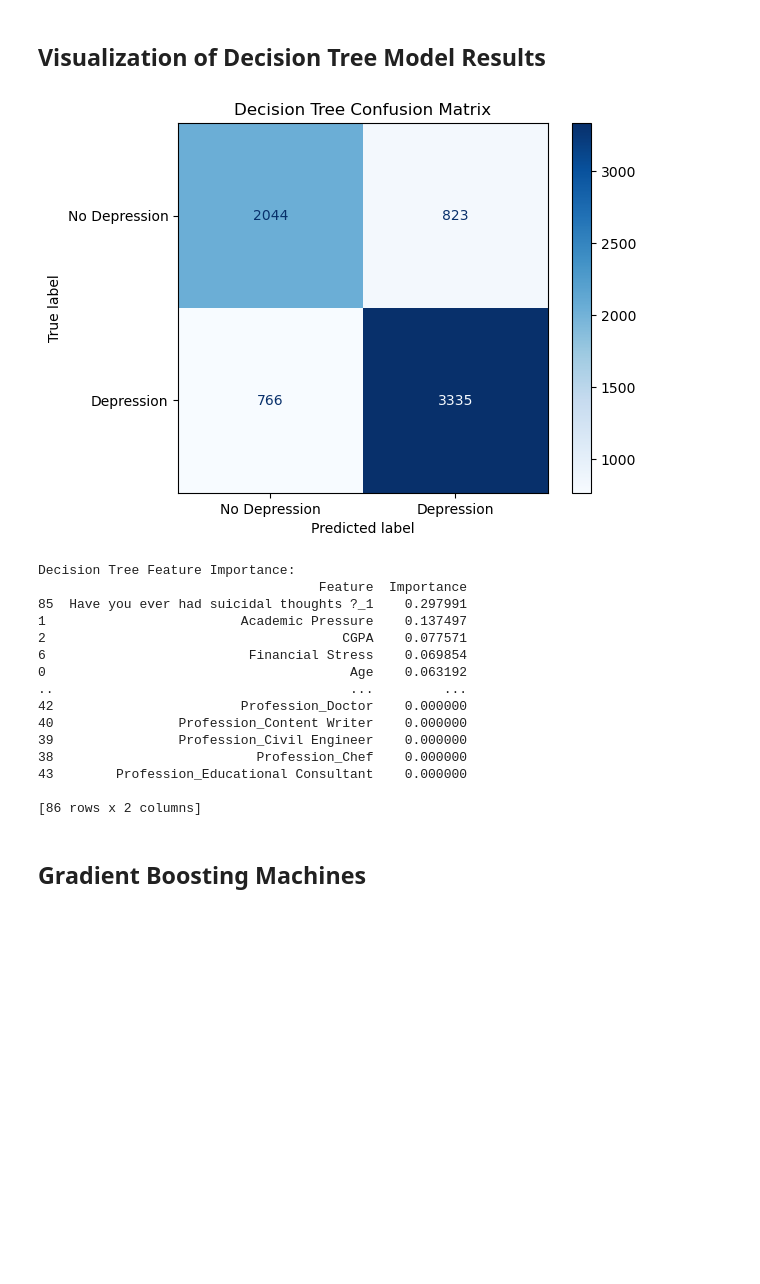
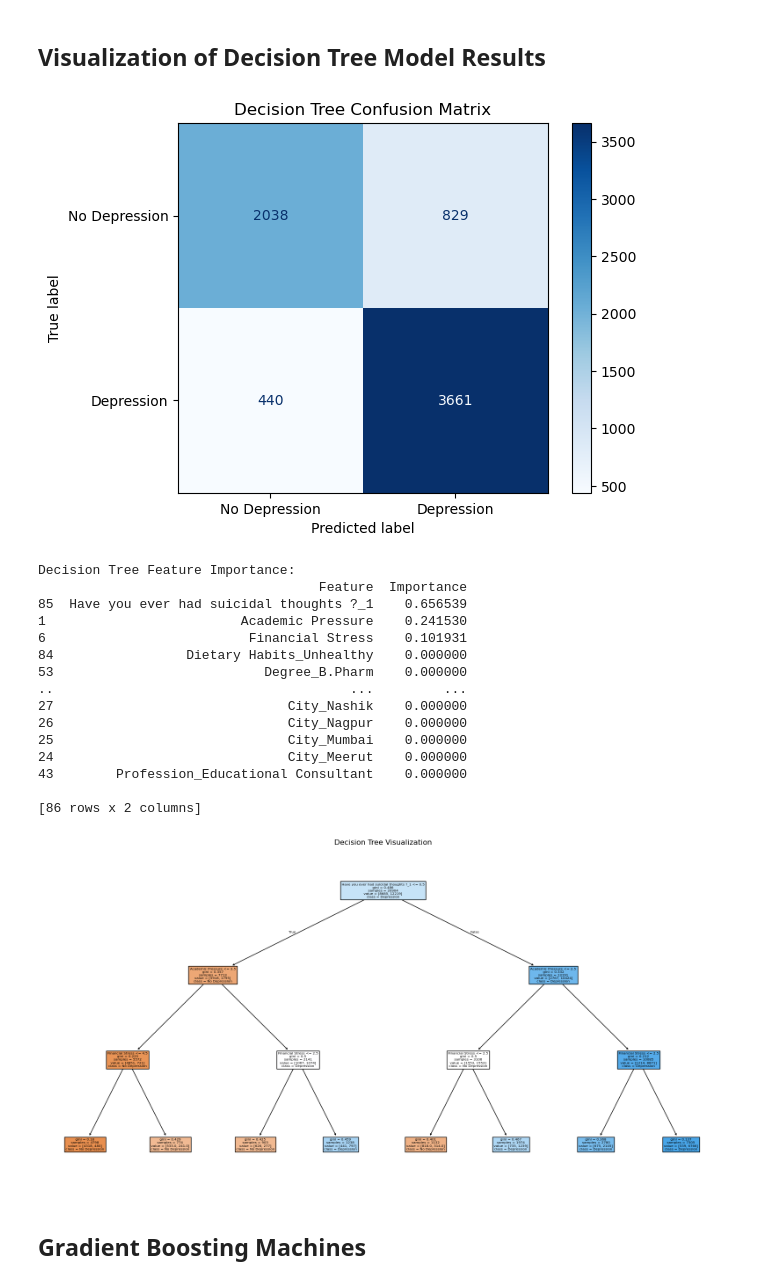
Before and after one commit to zaid-ahmed1/444-Final-Project, a Jupyter notebook: 444FinalProject.ipynb, the cells around one changed output. Drawn from its saved outputs; the diff is of its cells as text; code cells hidden in the pictures; blank space fills up the shorter version.

Commit message:
updated max tree depth

```diff
--- a/444FinalProject.ipynb
+++ b/444FinalProject.ipynb
@@ -262,7 +262,7 @@ y = df_encoded['Depression']
 X_train_dt, X_test_dt, y_train_dt, y_test_dt = train_test_split(X, y, test_size=0.25, random_state=42)
 
 # Initialize the Decision Tree Classifier
-dt_model = DecisionTreeClassifier(random_state=42)
+dt_model = DecisionTreeClassifier(random_state=42, max_depth=3)
 
 # Train the Decision Tree model
 dt_model.fit(X_train_dt, y_train_dt)
@@ -294,37 +294,43 @@ F1 Score: 0.8101143889223359
 # %%
 # Plot the confusion matrix
 cm_dt = confusion_matrix(y_test_dt, y_pred_dt)
 cmd_dt = ConfusionMatrixDisplay(confusion_matrix=cm_dt,
                                 display_labels=["No Depression", "Depression"])
 cmd_dt.plot(cmap='Blues')
 plt.title("Decision Tree Confusion Matrix")
 plt.show()
 
 # Feature Importance
 feature_importance_dt = pd.DataFrame({
     'Feature': X.columns,
     'Importance': dt_model.feature_importances_
 }).sort_values(by='Importance', ascending=False)
 
 print("Decision Tree Feature Importance:")
 print(feature_importance_dt)
+
+plt.figure(figsize=(20,10))
+plot_tree(dt_model, feature_names=X.columns, class_names=["No Depression", "Depression"], filled=True)
+plt.title("Decision Tree Visualization")
+plt.show()
 # %% [output]
-[figure, old version]
+[figure, new version]
 Decision Tree Feature Importance:
                                     Feature  Importance
-85  Have you ever had suicidal thoughts ?_1    0.297991
-1                         Academic Pressure    0.137497
-2                                      CGPA    0.077571
-6                          Financial Stress    0.069854
-0                                       Age    0.063192
+85  Have you ever had suicidal thoughts ?_1    0.656539
+1                         Academic Pressure    0.241530
+6                          Financial Stress    0.101931
+84                 Dietary Habits_Unhealthy    0.000000
+53                           Degree_B.Pharm    0.000000
 ..                                      ...         ...
-42                        Profession_Doctor    0.000000
-40                Profession_Content Writer    0.000000
-39                Profession_Civil Engineer    0.000000
-38                          Profession_Chef    0.000000
+27                              City_Nashik    0.000000
+26                              City_Nagpur    0.000000
+25                              City_Mumbai    0.000000
+24                              City_Meerut    0.000000
 43        Profession_Educational Consultant    0.000000
 
 [86 rows x 2 columns]
+[figure, added]
 # %% [markdown]
 ## Gradient Boosting Machines
 # %% [markdown]
```
Also changed, not shown: parts of 5 cells of this notebook.
